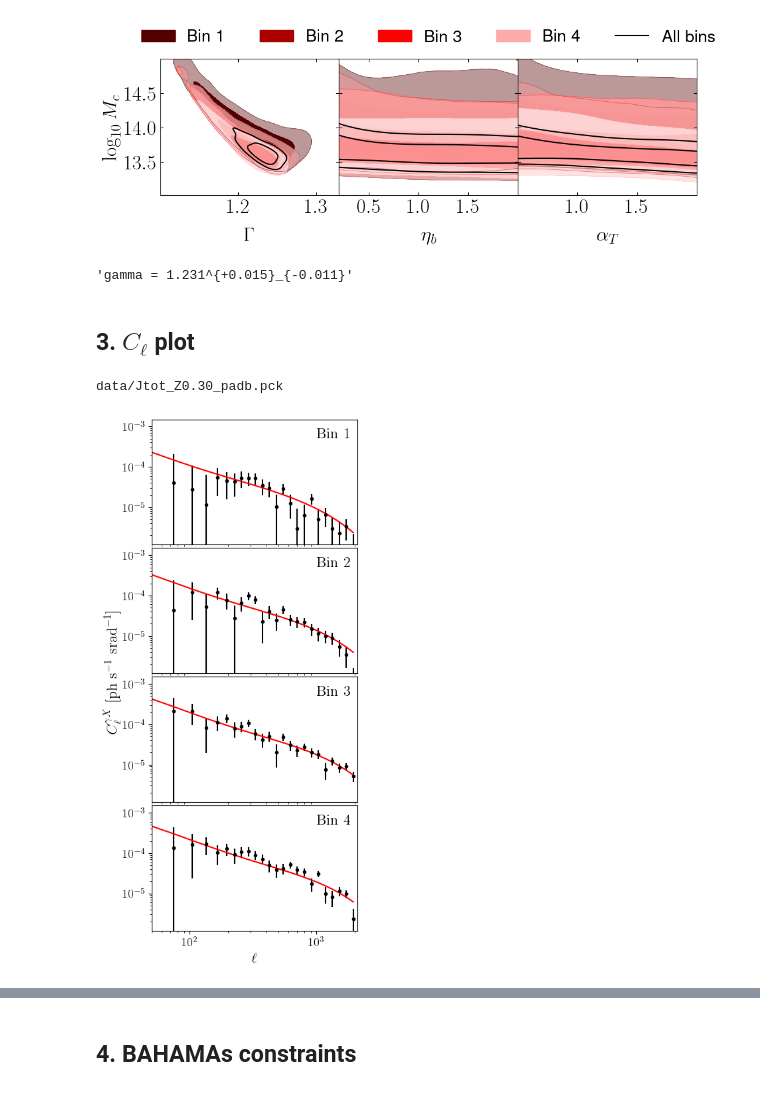
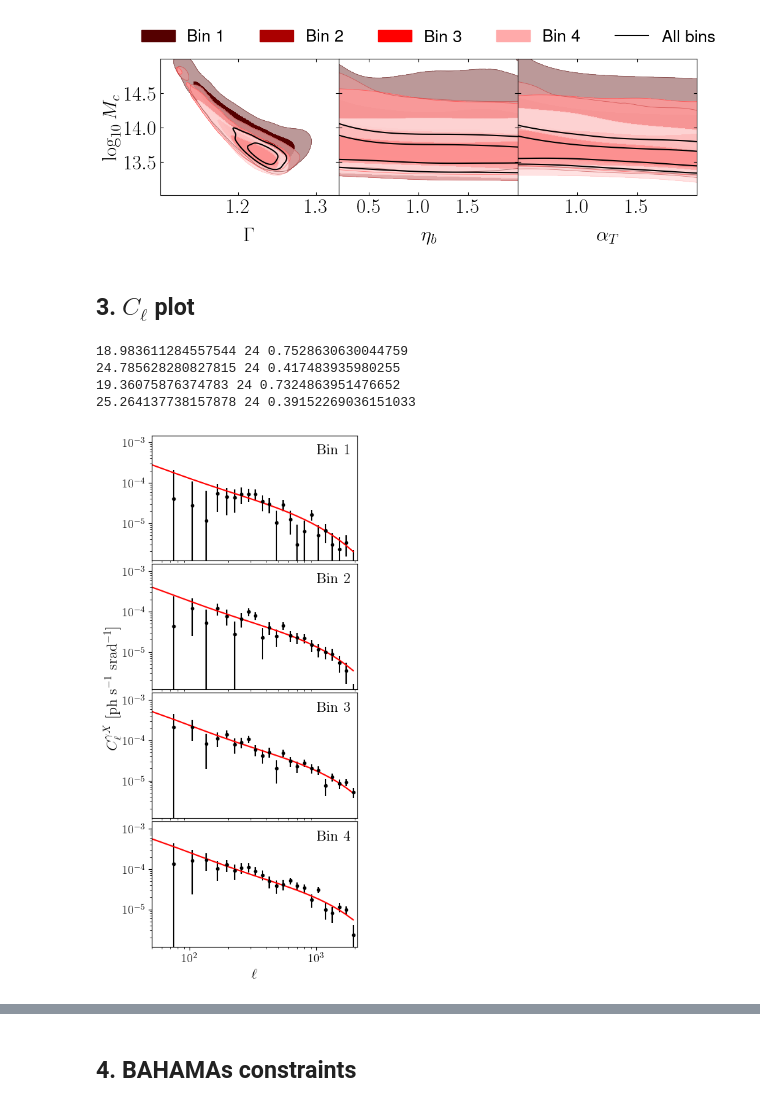
Before and after one commit to Cosmotheka/Cosmotheka_likelihoods, a Jupyter notebook: papers/ROSATx/LikelihoodExample.ipynb, the cells around one changed output, grey strips where cells are left out. Saved outputs shown, nothing was run; the diff lists cells and outputs as text; code cells hidden in the pictures.

Commit message:
baryonic effects plot

```diff
--- a/papers/ROSATx/LikelihoodExample.ipynb
+++ b/papers/ROSATx/LikelihoodExample.ipynb
@@ -77,17 +75,18 @@ g.rectangle_plot(['gamma','eta_b','alpha_T'],'lMc',
 plt.savefig('rectangle_main.pdf', bbox_inches='tight')
 # %% [output]
 [figure]
-# %%
-cha.getLatex('gamma')
-# %% [output]
-'gamma = 1.231^{+0.015}_{-0.011}'
 # %% [markdown]
 ## 3. $C_\ell$ plot
 # %%
-d = np.load("constraints_1d.npz")
-lc = rx.ROSATxLike(params_vary=['logTAGN'],
-                   priors={'logTAGN': [7.5, 8.2]})
-t = lc.get_model(logTAGN=d['logTAGN'][np.argmin(d['chi2'][:, -1])])
+#lc = rx.ROSATxLike(params_vary=['logTAGN'],
+#                   priors={'logTAGN': [7.5, 8.2]})
+#t = lc.get_model(logTAGN=d['logTAGN'][np.argmin(d['chi2'][:, -1])])
+lc = rx.ROSATxLike(params_vary=['lMc', 'gamma', 'alpha_T', 'eta_b'], bins=[0, 1, 2, 3])
+imin = np.argmin(cha['chi2'])
+t = lc.get_model(lMc=cha['lMc'][imin],
+                 gamma=cha['gamma'][imin],
+                 eta_b=cha['eta_b'][imin],
+                 alpha_T=cha['alpha_T'][imin])
 
 mosaic = """
 A
@@ -95,32 +94,38 @@ B
 C
 D
 """
 fig, axes = plt.subplot_mosaic(mosaic=mosaic, figsize=(4,10))
 plt.subplots_adjust(hspace=0.03, wspace=0.03)
 for i, a in enumerate(['A', 'B', 'C', 'D']):
     ax = axes[a]
     clm = lc.cl_meta[i]
     clt = t[i]
+    r = clm['cld']-clt
+    chi2 = np.dot(r, np.linalg.solve(clm['cov'], r))
+    print(chi2, len(clt), 1-st.chi2.cdf(chi2, len(clt)))
     ax.errorbar(clm['ls'], clm['cld'], yerr=np.sqrt(np.diag(clm['cov'])), fmt='k.')
     ax.plot(clm['ls'], clt, 'r-')
     ax.set_xscale('log')
     ax.set_yscale('log')
     ax.set_ylim([1.2E-6, 1.5E-3])
     ax.set_xlim([50, 2100])
     ax.tick_params(axis='both', labelsize=13)
     ax.text(0.8, 0.85, r'${\rm Bin\,\,%d}$'%(i+1), transform=ax.transAxes, fontsize=16)
 axes['A'].set_xticks([])
 axes['B'].set_xticks([])
 axes['C'].set_xticks([])
 #axes['D'].set_yticks([])
 #fig.add_subplot(111, frameon=False)
 #for m in ['A', 'B', 'C', 'D']:
 #plt.tick_params(labelcolor='none', which='both', top=False, bottom=False, left=False, right=False)
 fig.supylabel(r'$C_\ell^{\gamma X}\,\,[{\rm ph\,\,s^{-1}\,\,{\rm srad}^{-1}}]$',
               fontsize=16, x=-0.06)
 for m in ['C', 'D']:
     axes[m].set_xlabel(r'$\ell$', fontsize=16)
 plt.savefig("allcl.pdf", bbox_inches='tight')
 # %% [output]
-data/Jtot_Z0.30_padb.pck
+18.983611284557544 24 0.7528630630044759
+24.785628280827815 24 0.417483935980255
+19.36075876374783 24 0.7324863951476652
+25.264137738157878 24 0.39152269036151033
-[figure, old version]
+[figure, new version]
```
Also changed, not shown: parts of 4 cells of this notebook, 6 other files.
